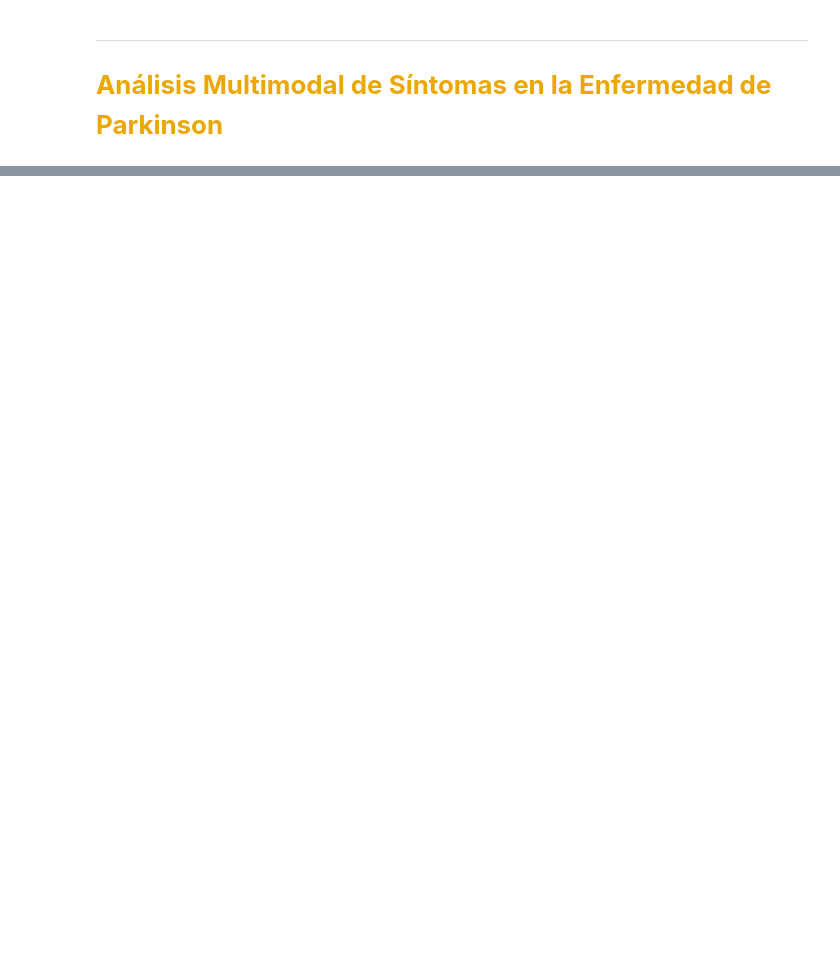
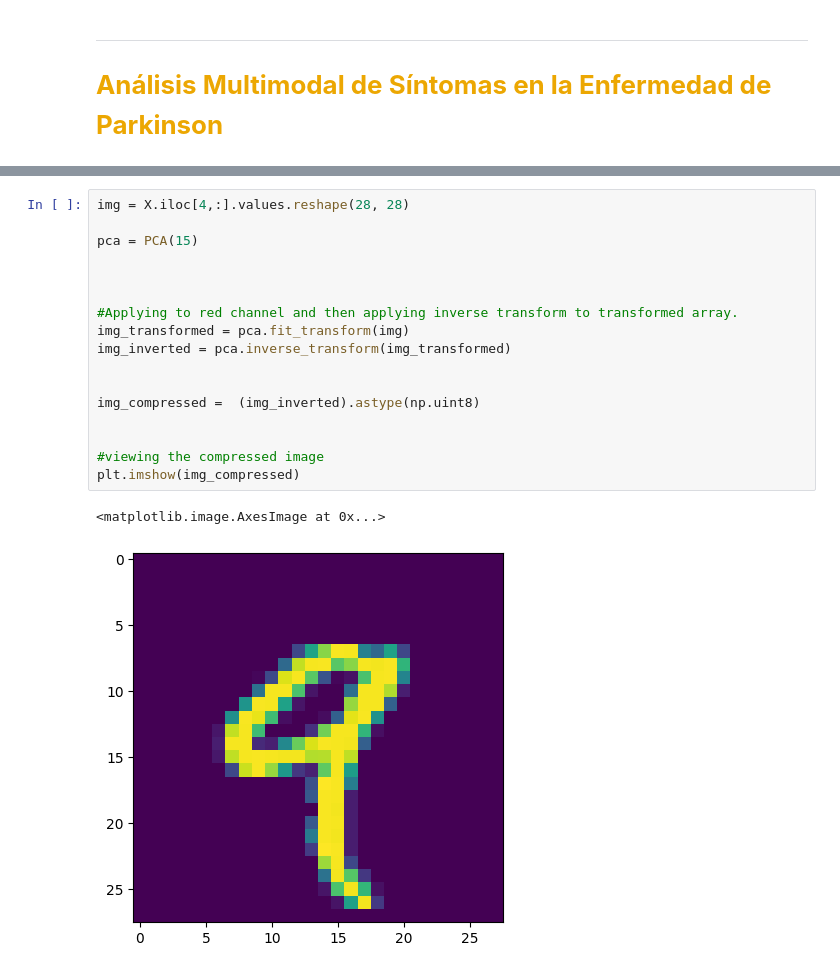
Before and after one commit to AndresFelipeMunozAguilar/Proyecto_Final_IA1_UIS, a Jupyter notebook: notebooks/2.01-afm-dimensionality-reduction.ipynb, the cells around one changed output, grey strips where cells are left out. Saved outputs shown, nothing was run; the diff lists cells and outputs as text; blank space fills up the shorter version.

```diff
--- a/notebooks/2.01-afm-dimensionality-reduction.ipynb
+++ b/notebooks/2.01-afm-dimensionality-reduction.ipynb
@@ -53,0 +91,20 @@ https://www.kaggle.com/code/arthurtok/interactive-intro-to-dimensionality-reduct
+# %%
+img = X.iloc[4,:].values.reshape(28, 28)
+
+pca = PCA(15)
+
+
+
+#Applying to red channel and then applying inverse transform to transformed array.
+img_transformed = pca.fit_transform(img)
+img_inverted = pca.inverse_transform(img_transformed)
+
+
+img_compressed =  (img_inverted).astype(np.uint8)
+
+
+#viewing the compressed image
+plt.imshow(img_compressed)
+# %% [output]
+<matplotlib.image.AxesImage at 0x...>
+[figure, added]
```
Also changed, not shown: parts of 5 cells of this notebook.
